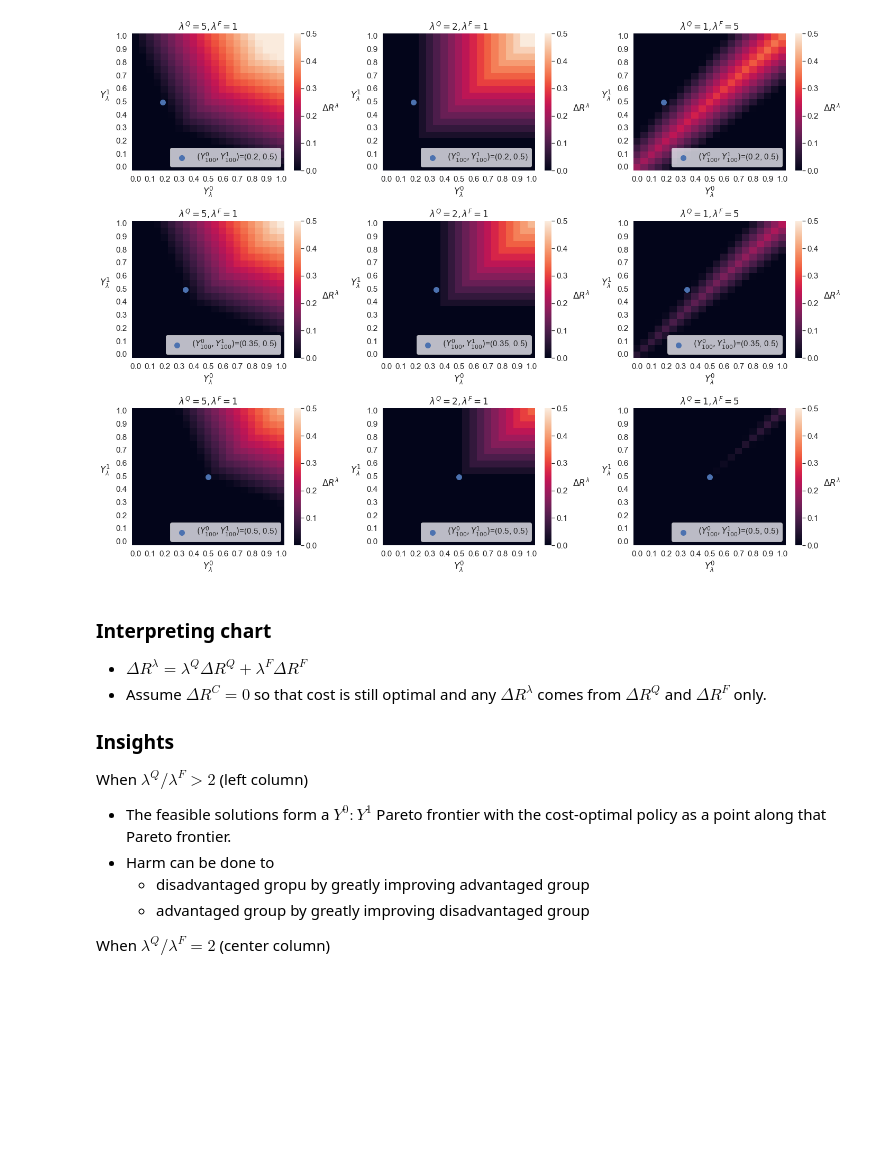
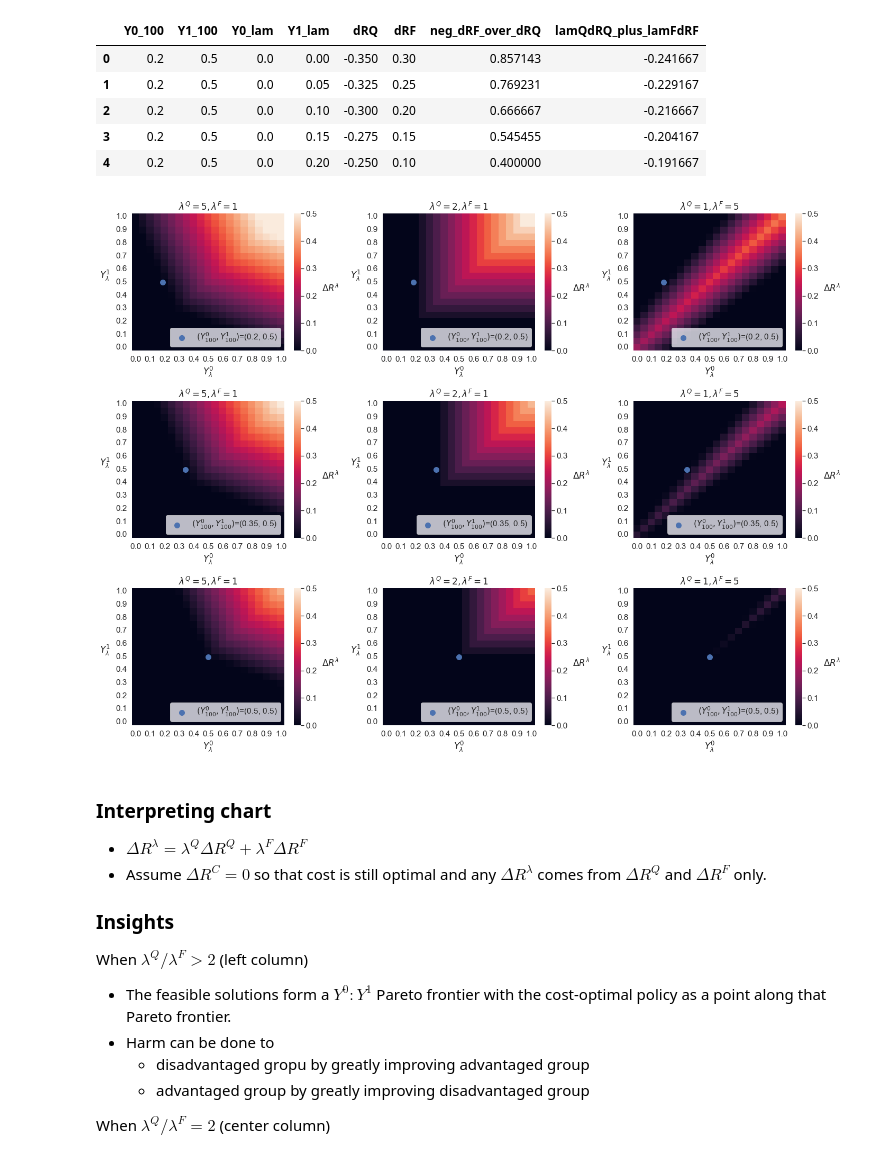
Before and after one commit to jackblandin/research, a Jupyter notebook: experiments/fairness/fairness-through-multiobjective-rewards--heatmaps.ipynb, the cells around one changed output. Saved outputs shown, nothing was run; the diff lists cells and outputs as text; code cells hidden in the pictures; blank space fills up the shorter version.

Commit message:
Update heatmap notebook

```diff
--- a/experiments/fairness/fairness-through-multiobjective-rewards--heatmaps.ipynb
+++ b/experiments/fairness/fairness-through-multiobjective-rewards--heatmaps.ipynb
@@ -12,32 +12,34 @@ warnings.filterwarnings("ignore")  # Ignore divide by zero numpy warnings
 def plot_dRL(ax, Y0_100, Y1_100, lamQ, lamF):
     N_POINTS = 21
     points = np.linspace(0, 1, N_POINTS)
-    # Generate permutations of points
+    # Generate permutations of points for various Y0_lam and Y1_lam
     grid = np.stack(np.meshgrid([Y0_100], [Y1_100], points, points), -1).reshape(-1, 4)
     dRQ = np.empty(N_POINTS**2)
     dRF = np.empty(N_POINTS**2)
 
+    # Compute dRQ and dRF values for each Y_lam permutation
     for i, point in enumerate(grid):
         _Y0_100, _Y1_100, _Y0_lam, _Y1_lam = point
         dRQ[i] = .5*(_Y0_lam - _Y0_100) + .5*(_Y1_lam - _Y1_100)
         dRF[i] = abs(_Y1_100 - _Y0_100) - abs(_Y1_lam - _Y0_lam)
 
-    # Generate dataframe
+    # Generate dataframe for convenience
     df = pd.DataFrame(grid, columns=['Y0_100', 'Y1_100', 'Y0_lam', 'Y1_lam'])
     df['dRQ'] = dRQ
     df['dRF'] = dRF
     df['dRF'] = dRF
+    # Compute -RF/RQ which is equal to the lamQ/lamF ratio
     df['neg_dRF_over_dRQ'] = -1 * dRF / dRQ
-    df = df.copy()
     df['lamQdRQ_plus_lamFdRF'] = (lamQ*dRQ + lamF*dRF) / (lamQ+lamF)
 
-    _df = df.copy()
-    _df = _df[np.isclose(_df['Y0_100'], Y0_100)]
-    _df = _df[np.isclose(_df['Y1_100'], Y1_100)]
+    df = df.copy()
 
-    piv = _df.pivot('Y1_lam', 'Y0_lam', 'lamQdRQ_plus_lamFdRF')
+    # Generate pivot table for heatmap
+    piv = df.pivot('Y1_lam', 'Y0_lam', 'lamQdRQ_plus_lamFdRF')
 
-    ax = sns.heatmap(piv, ax=ax, vmin=0, vmax=.5, annot=False)
+    # Plot heatmap
+    ax = sns.heatmap(piv, ax=ax, vmin=0, # vmin=0 so that anything less than 0 is black
+                     vmax=.5)  # vmax=.5 is max dRlam gain
     cbar = ax.collections[0].colorbar
     cbar.set_label('$\Delta R^\lambda$', rotation=0, labelpad=25)
     ax.invert_yaxis()
@@ -47,27 +49,35 @@ def plot_dRL(ax, Y0_100, Y1_100, lamQ, lamF):
                label=f'$(Y^0_{{100}}, Y^1_{{100}})$=({Y0_100}, {Y1_100})', s=100)
     ax.legend(loc='lower right')
     ax.set_title(f'$\lambda^Q={lamQ}, \lambda^F={lamF}$')
-    xlabels = [f'{x:.1f}' for x in np.linspace(_df['Y0_lam'].min(), _df['Y0_lam'].max(), len(ax.get_xticks()))]
-    ylabels = [f'{y:.1f}' for y in np.linspace(_df['Y1_lam'].min(), _df['Y1_lam'].max(), len(ax.get_yticks()))]
+    xlabels = [f'{x:.1f}' for x in np.linspace(df['Y0_lam'].min(), df['Y0_lam'].max(), len(ax.get_xticks()))]
+    ylabels = [f'{y:.1f}' for y in np.linspace(df['Y1_lam'].min(), df['Y1_lam'].max(), len(ax.get_yticks()))]
     ax.set_xticklabels(xlabels, ha='center', rotation=0)
     ax.set_yticklabels(ylabels, va='center')
-    return ax
+    return ax, df
 # %%
 fig, axes = plt.subplots(3, 3, figsize=(20, 15))
 
-_ = plot_dRL(ax=axes[0][0], Y0_100=.20, Y1_100=.5, lamQ=5, lamF=1)
-_ = plot_dRL(ax=axes[0][1], Y0_100=.20, Y1_100=.5, lamQ=2, lamF=1)
-_ = plot_dRL(ax=axes[0][2], Y0_100=.20, Y1_100=.5, lamQ=1, lamF=5)
-_ = plot_dRL(ax=axes[1][0], Y0_100=.35, Y1_100=.5, lamQ=5, lamF=1)
-_ = plot_dRL(ax=axes[1][1], Y0_100=.35, Y1_100=.5, lamQ=2, lamF=1)
-_ = plot_dRL(ax=axes[1][2], Y0_100=.35, Y1_100=.5, lamQ=1, lamF=5)
-_ = plot_dRL(ax=axes[2][0], Y0_100=.50, Y1_100=.5, lamQ=5, lamF=1)
-_ = plot_dRL(ax=axes[2][1], Y0_100=.50, Y1_100=.5, lamQ=2, lamF=1)
-_ = plot_dRL(ax=axes[2][2], Y0_100=.50, Y1_100=.5, lamQ=1, lamF=5)
+_, df1 = plot_dRL(ax=axes[0][0], Y0_100=.20, Y1_100=.5, lamQ=5, lamF=1)
+_, df2 = plot_dRL(ax=axes[0][1], Y0_100=.20, Y1_100=.5, lamQ=2, lamF=1)
+_, df3 = plot_dRL(ax=axes[0][2], Y0_100=.20, Y1_100=.5, lamQ=1, lamF=5)
+_, df4 = plot_dRL(ax=axes[1][0], Y0_100=.35, Y1_100=.5, lamQ=5, lamF=1)
+_, df5 = plot_dRL(ax=axes[1][1], Y0_100=.35, Y1_100=.5, lamQ=2, lamF=1)
+_, df6 = plot_dRL(ax=axes[1][2], Y0_100=.35, Y1_100=.5, lamQ=1, lamF=5)
+_, df7 = plot_dRL(ax=axes[2][0], Y0_100=.50, Y1_100=.5, lamQ=5, lamF=1)
+_, df8 = plot_dRL(ax=axes[2][1], Y0_100=.50, Y1_100=.5, lamQ=2, lamF=1)
+_, df9 = plot_dRL(ax=axes[2][2], Y0_100=.50, Y1_100=.5, lamQ=1, lamF=5)
+
+display(df1.head())
 
 plt.tight_layout()
 plt.show()
 # %% [output]
+|  | Y0_100 | Y1_100 | Y0_lam | Y1_lam | dRQ | dRF | neg_dRF_over_dRQ | lamQdRQ_plus_lamFdRF |
+| 0 | 0.2 | 0.5 | 0.0 | 0.00 | -0.350 | 0.30 | 0.857143 | -0.241667 |
+| 1 | 0.2 | 0.5 | 0.0 | 0.05 | -0.325 | 0.25 | 0.769231 | -0.229167 |
+| 2 | 0.2 | 0.5 | 0.0 | 0.10 | -0.300 | 0.20 | 0.666667 | -0.216667 |
+| 3 | 0.2 | 0.5 | 0.0 | 0.15 | -0.275 | 0.15 | 0.545455 | -0.204167 |
+| 4 | 0.2 | 0.5 | 0.0 | 0.20 | -0.250 | 0.10 | 0.400000 | -0.191667 |
 [figure]
 # %% [markdown]
 ### Interpreting chart
```
